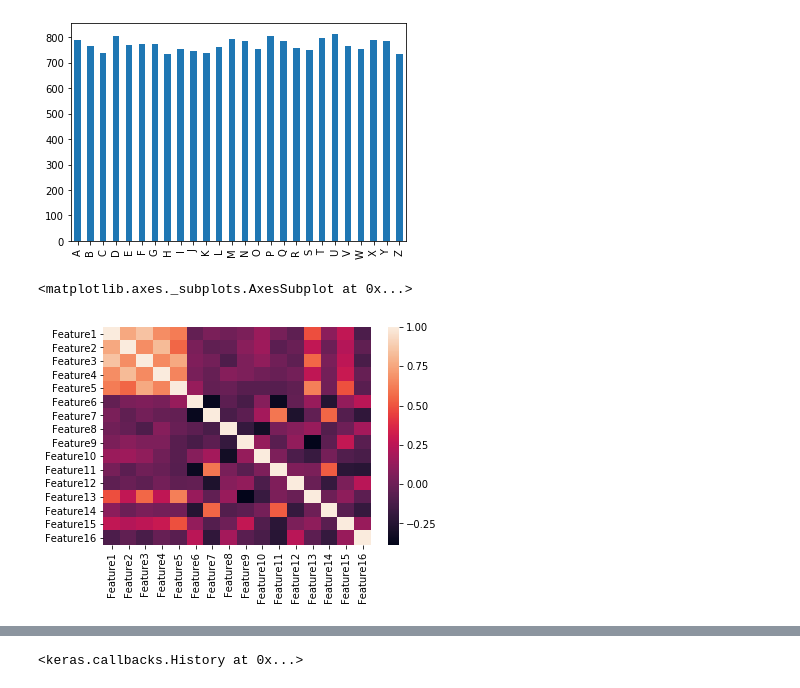
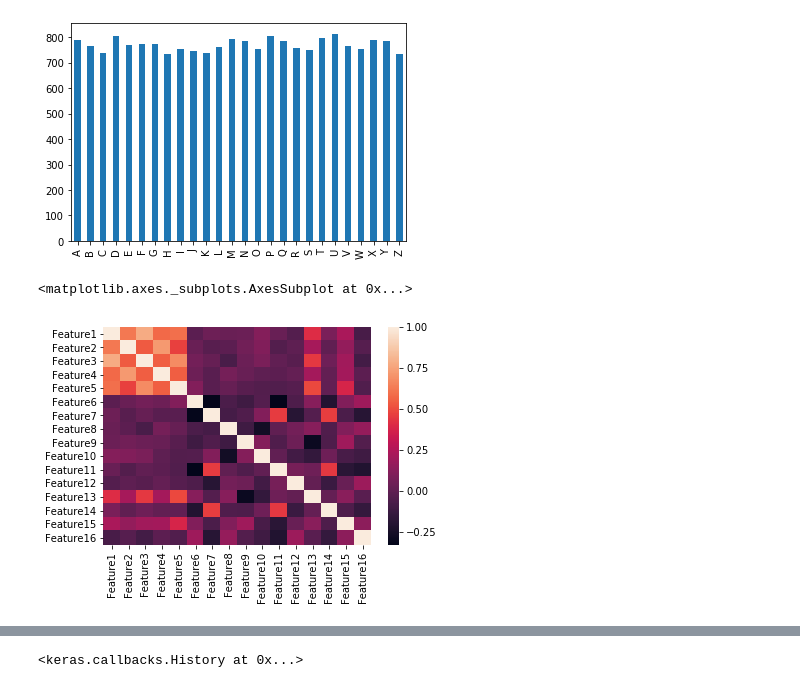
Before and after one commit to tianhanguan/Deep-Learning, a Jupyter notebook: Multiclass_Classification(V1).ipynb, the cells around one changed output, grey strips where cells are left out. Saved outputs shown, nothing was run; the diff lists cells and outputs as text; code cells hidden in the pictures.

```diff
--- a/Multiclass_Classification(V1).ipynb
+++ b/Multiclass_Classification(V1).ipynb
@@ -44,7 +44,13 @@ label_dist.plot.bar() #balanced labels
 [figure]
 # %%
 #Check correlation between features using a heat map
-sns.heatmap(x.corr()) #Feataure 1-5 have much higher correlations than other features
+#pearson
+#sns.heatmap(x.corr(method = 'pearson'))
+
+#kendall
+sns.heatmap(x.corr(method = 'kendall'))
+
+#not much correlated except features 1-5
 # %% [output]
 <matplotlib.axes._subplots.AxesSubplot at 0x...>
-[figure, old version]
+[figure, new version]
```
Also changed, not shown: parts of 11 cells of this notebook, 2 other files.
